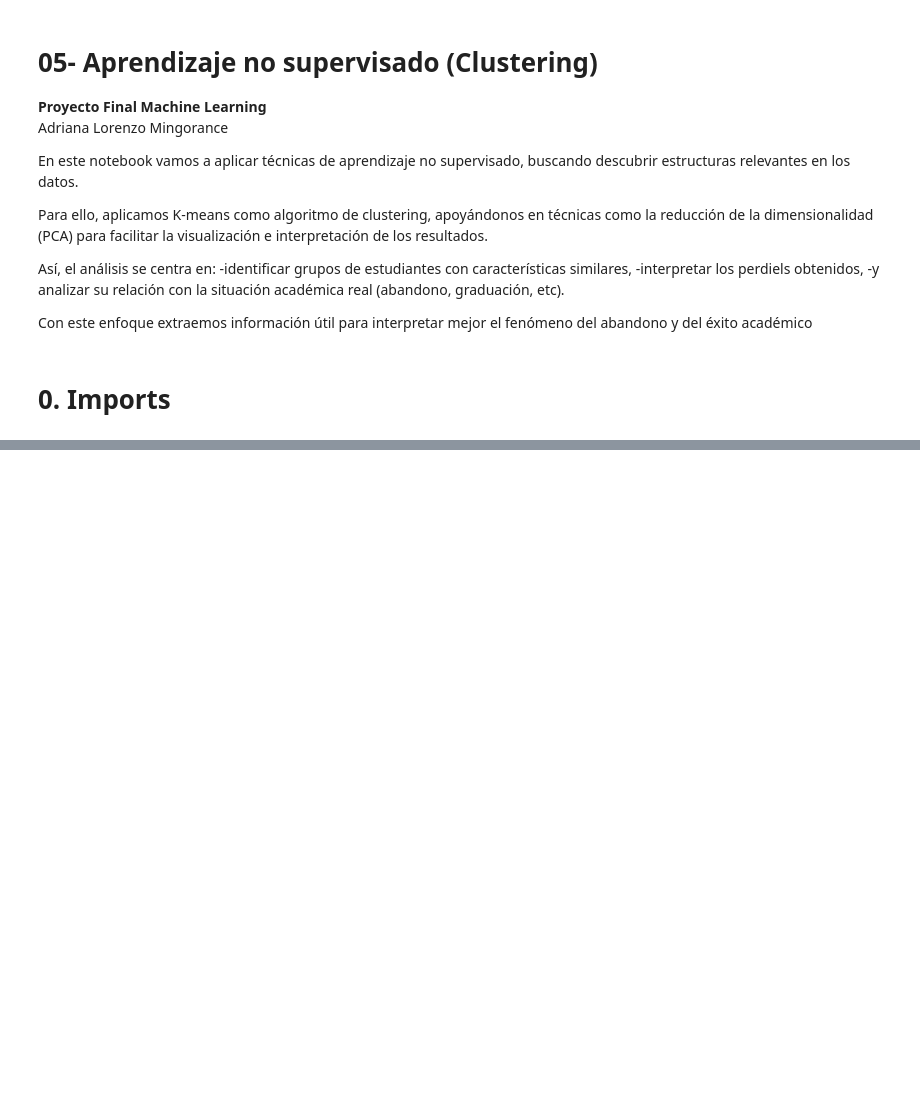
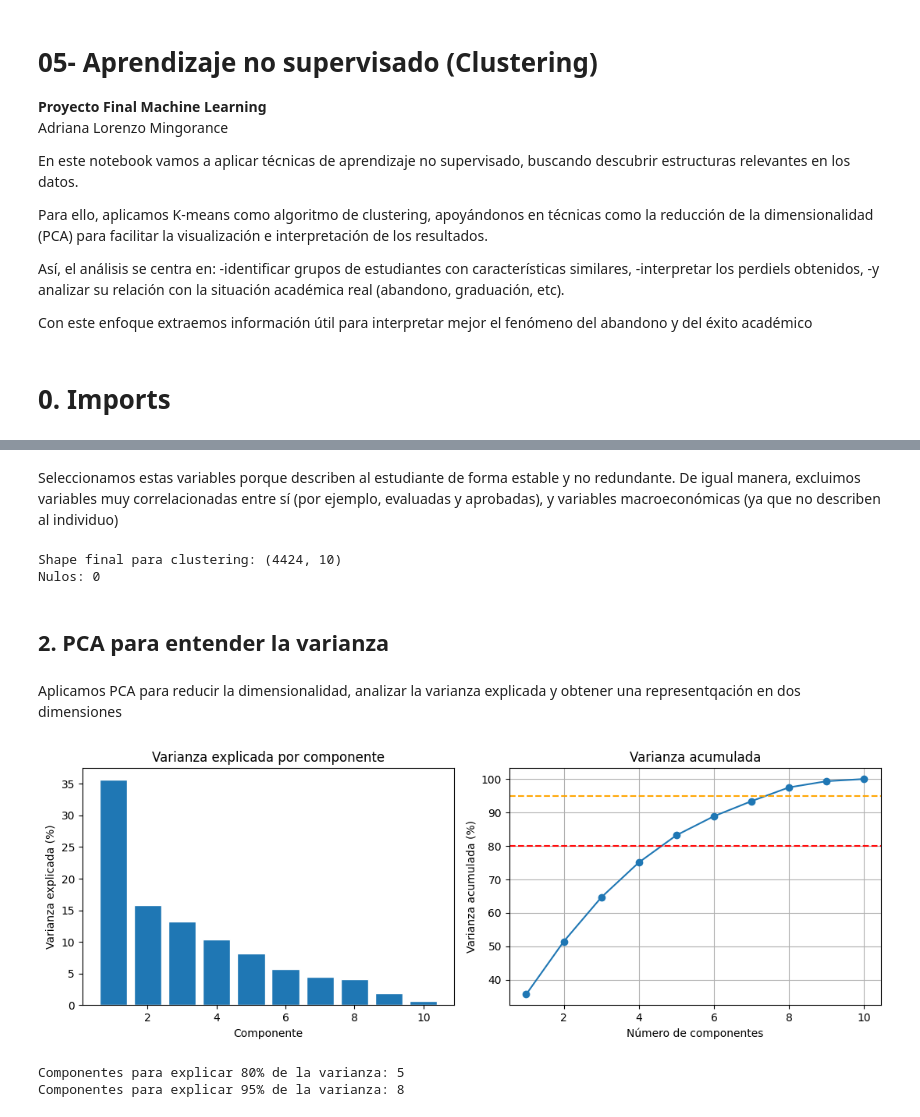
Before and after one commit to adrianalorenzo/ML_proyecto_final, a Jupyter notebook: notebooks/05_clustering.ipynb, the cells around one changed output, grey strips where cells are left out. Saved outputs shown, nothing was run; the diff lists cells and outputs as text; code cells hidden in the pictures; blank space fills up the shorter version.

Commit message:
5.1 completado y 5.2 PCA para entender la varianza

```diff
--- a/notebooks/05_clustering.ipynb
+++ b/notebooks/05_clustering.ipynb
@@ -28,0 +31,5 @@ from sklearn.metrics import silhouette_score, davies_bouldin_score
+# %%
+df = pd.read_csv('../data/rendimiento_estudiantes.csv', sep=';')
+objetivo_real = df['objetivo'].copy() #guardamos para comparar al final
+
+print(f"Dataset completo: {df.shape}")
@@ -28,0 +72,62 @@ from sklearn.metrics import silhouette_score, davies_bouldin_score
+# %% [markdown]
+Seleccionamos estas variables porque describen al estudiante de forma estable y no redundante.
+De igual manera, excluimos variables muy correlacionadas entre sí (por ejemplo, evaluadas y aprobadas), y variables macroeconómicas (ya que no describen al individuo)
+# %%
+df_c = df[vars_cluster].copy()
+
+#codificamos variables binarias si son texto
+for col in ['matricula_al_dia', 'deudor', 'becado']:
+    if df_c[col].dtype == object:
+        df_c[col] = (df_c[col].str.lower().str.strip() == 'si').astype(int)
+
+#escalado
+scaler = StandardScaler()
+X_sc = scaler.fit_transform(df_c)
+
+print(f'Shape final para clustering: {X_sc.shape}')
+print(f'Nulos: {df_c.isnull().sum().sum()}')
+# %% [output]
+Shape final para clustering: (4424, 10)
+Nulos: 0
+# %% [markdown]
+## 2. PCA para entender la varianza
+# %% [markdown]
+Aplicamos PCA para reducir la dimensionalidad, analizar la varianza explicada y obtener una representqación en dos dimensiones
+# %%
+pca_full = PCA(random_state=42)
+pca_full.fit(X_sc)
+
+varianza = pca_full.explained_variance_ratio_ * 100
+varianza_acum = np.cumsum(varianza)
+
+fog, axes = plt.subplots(1, 2, figsize=(11, 4))
+
+#varianza por componente
+axes[0].bar(range(1, len(varianza)+1), varianza, edgecolor='white')
+axes[0].set_title('Varianza explicada por componente')
+axes[0].set_xlabel('Componente')
+axes[0].set_ylabel('Varianza explicada (%)')
+
+
+#varianza acumulada
+axes[1].plot(range(1, len(varianza_acum)+1), varianza_acum, marker='o')
+axes[1].axhline(80, color='red', linestyle='--')
+axes[1].axhline(95, color='orange', linestyle='--')
+axes[1].set_title('Varianza acumulada')
+axes[1].set_xlabel('Número de componentes')
+axes[1].set_ylabel('Varianza acumulada (%)')
+
+plt.tight_layout()
+plt.grid()
+plt.savefig('../figuras/pca_varianza.png')
+plt.show()
+
+n_80 = np.argmax(varianza_acum >= 80) +1
+n_95 = np.argmax(varianza_acum >= 95) +1
+
+print(f'Componentes para explicar 80% de la varianza: {n_80}')
+print(f'Componentes para explicar 95% de la varianza: {n_95}')
+# %% [output]
+[figure, added]
+Componentes para explicar 80% de la varianza: 5
+Componentes para explicar 95% de la varianza: 8
```
Also changed, not shown: parts of 4 cells of this notebook, 1 other file.
